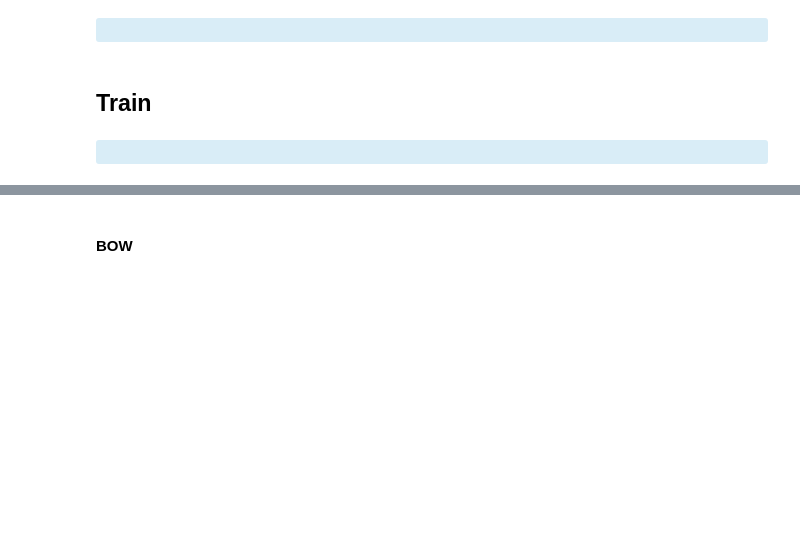
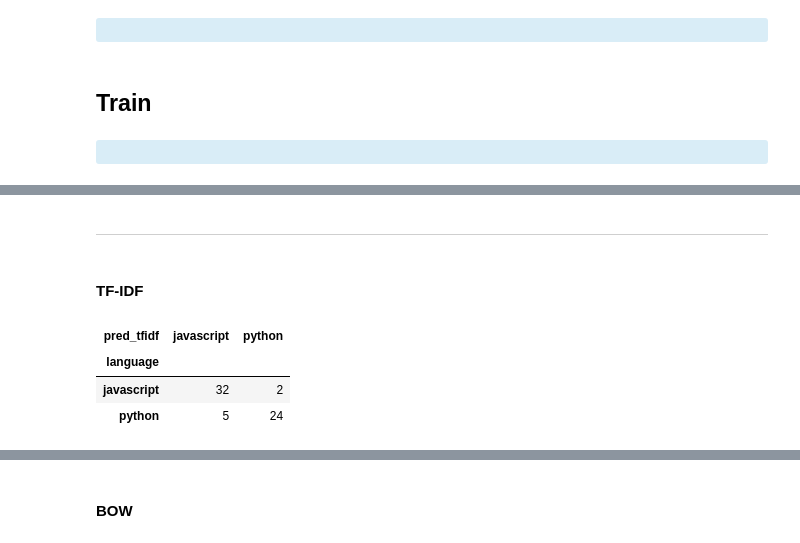
Before and after one commit to AC-Readme/nlp_project, a Jupyter notebook: final_project_notebook.ipynb, the cells around one changed output, grey strips where cells are left out. Cells and saved outputs as stored; diff of their text form; code cells hidden in the pictures; blank space fills up the shorter version.

```diff
--- a/final_project_notebook.ipynb
+++ b/final_project_notebook.ipynb
@@ -603,6 +615,6 @@ CountVectorizer(binary=True, min_df=4, ngram_range=(1, 2), stop_words='english')
 # %%
 # Create CountVectorizer, which create TF-IDF model feature
-tfidf = TfidfVectorizer(stop_words='english', min_df=4,
+tfidf = TfidfVectorizer(stop_words='english', min_df=20,
                              ngram_range=(1,2),
                              binary=True)
 
@@ -618,0 +705,19 @@ TfidfVectorizer(binary=True, min_df=4, ngram_range=(1, 2), stop_words='english')
+# %% [markdown]
+***
+# %% [markdown]
+#### TF-IDF
+# %%
+tfidf_sparse_matrix = tfidf.transform(train.text_filtered)
+X_tfidf_train = tfidf_sparse_matrix
+y = train['language']
+
+lm_tfidf = LogisticRegression().fit(X_tfidf_train, y)
+train['pred_tfidf'] = lm_tfidf.predict(X_tfidf_train)
+# %%
+# Results(train)
+pd.crosstab(train.language, train.pred_tfidf)
+# %% [output]
+| pred_tfidf | javascript | python |
+| language |  |  |
+| javascript | 32 | 2 |
+| python | 5 | 24 |
```
Also changed, not shown: parts of 73 cells of this notebook.
